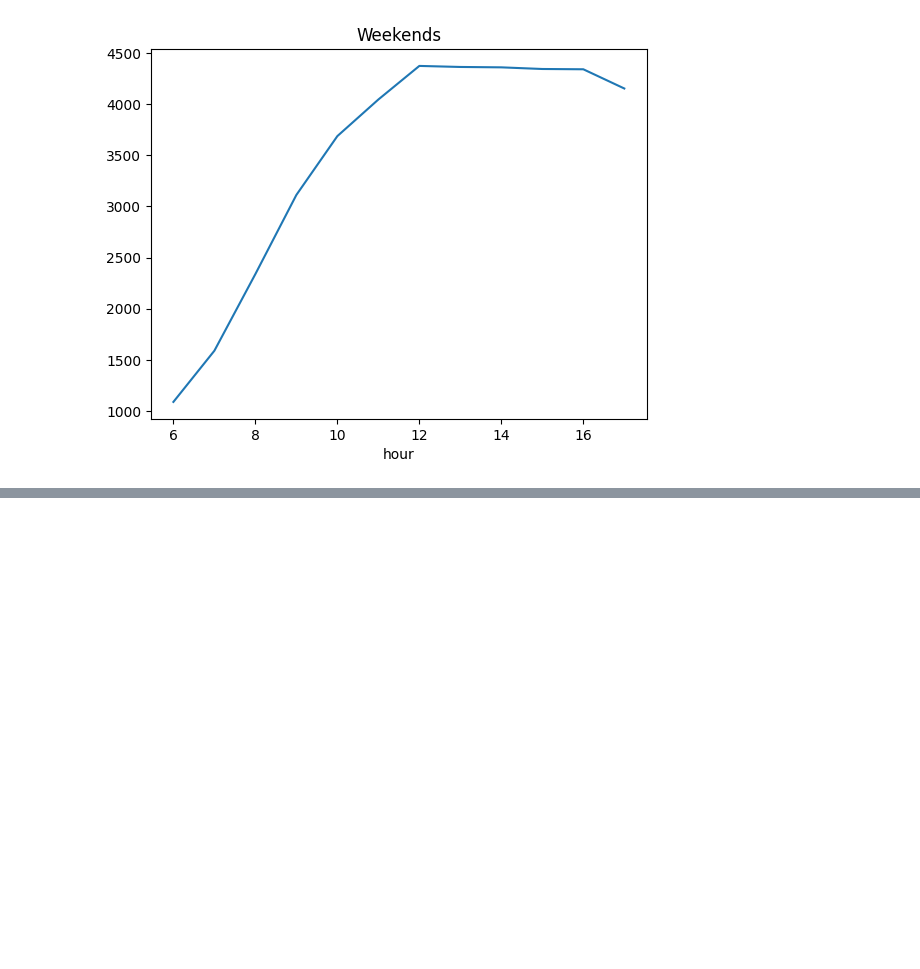
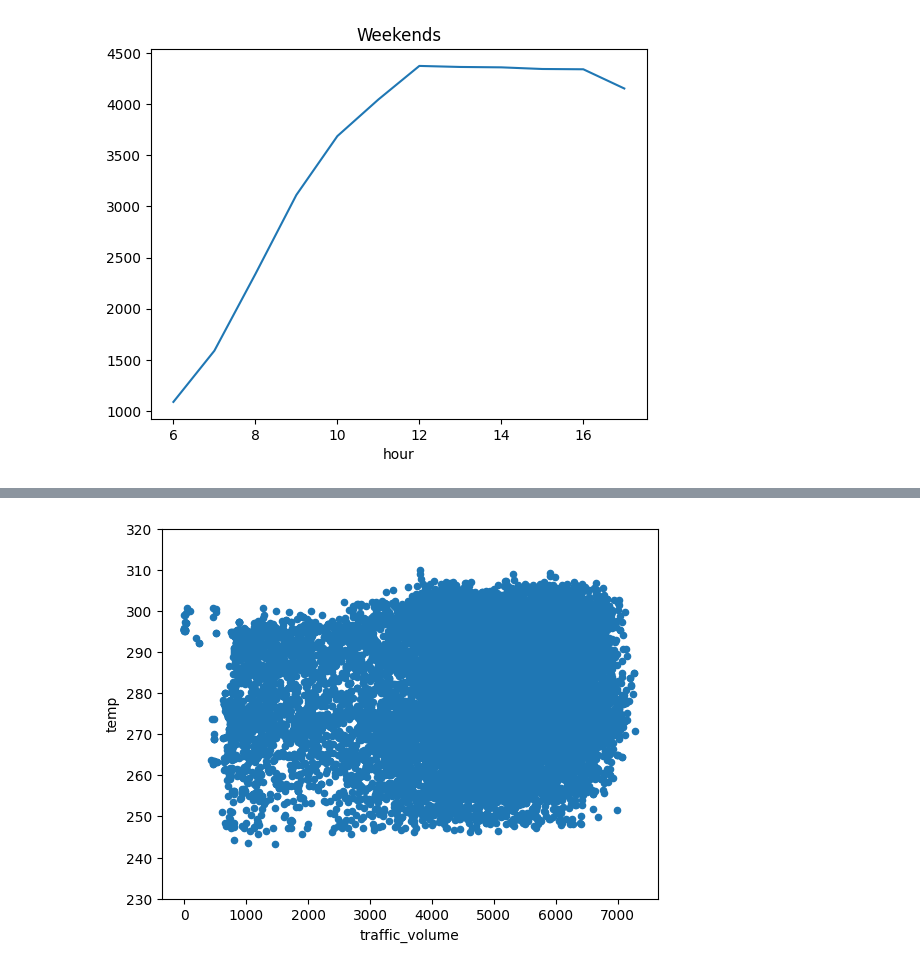
Before and after one commit to robinadoro/Finding-Heavy-Traffic-Indicators-on-I-94, a Jupyter notebook: metro.ipynb, the cells around one changed output, grey strips where cells are left out. Cells and saved outputs as stored; diff of their text form; code cells hidden in the pictures; blank space fills up the shorter version.

```diff
--- a/metro.ipynb
+++ b/metro.ipynb
@@ -175,0 +194,6 @@ plt.show()
+# %%
+day.plot.scatter('traffic_volume', 'temp')
+plt.ylim(230, 320)
+plt.show()
+# %% [output]
+[figure, added]
```
Also changed, not shown: parts of 2 cells of this notebook.
